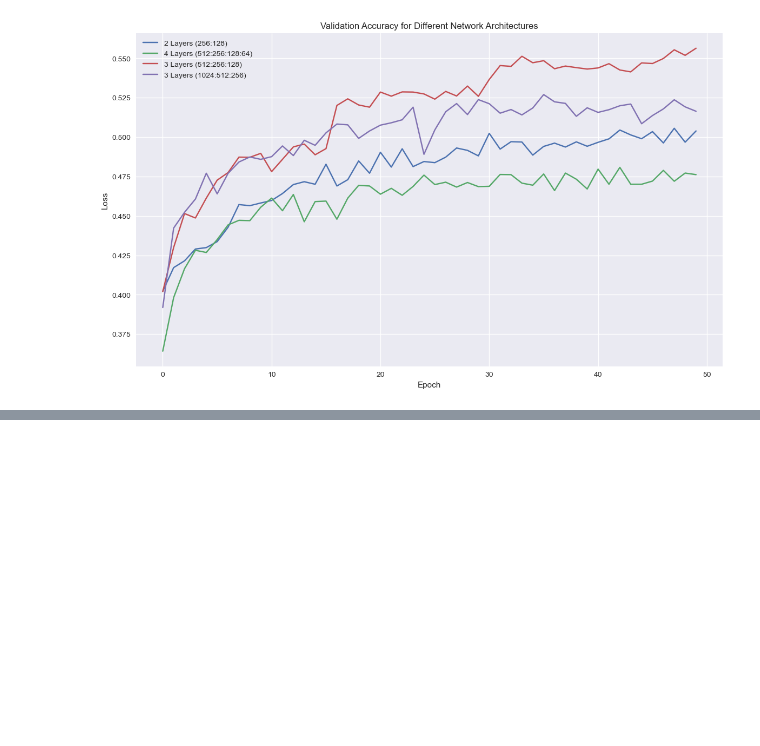
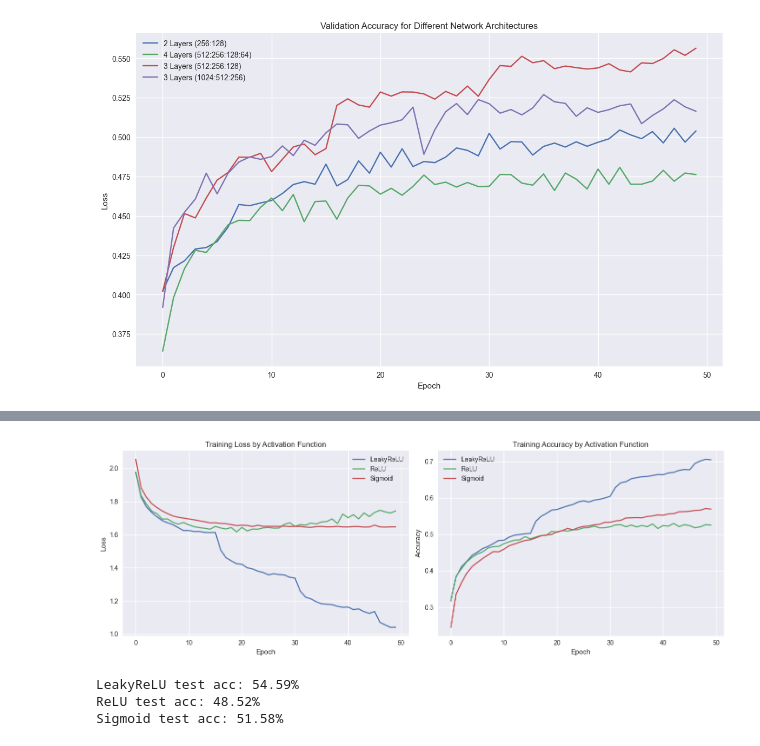
Before and after one commit to ZH0555/PMAI-Group-5, a Jupyter notebook: src/analysis/nn-analysis.ipynb, the cells around one changed output, grey strips where cells are left out. Cells and saved outputs as stored; diff of their text form; code cells hidden in the pictures; blank space fills up the shorter version.

```diff
--- a/src/analysis/nn-analysis.ipynb
+++ b/src/analysis/nn-analysis.ipynb
@@ -201,0 +249,36 @@ plt.show()
+# %%
+# activation comparison
+leaky = np.load('../nn-logs/NN_512:256:128_LeakyReLU_Adam_LR=0.0005_Dropout=0.2:0.35:0.45_L2=0.0001_batch=50000_epochs=50_LRDecay.npz')
+relu = np.load('../nn-logs/NN_512:256:128_ReLU_Adam_LR=0.0005_Dropout=0.2:0.35:0.45_L1=0_L2=0.0001_batch=50000_epochs=50.npz')
+sigmoid = np.load('../nn-logs/NN_512:256:128_Sigmoid_Adam_LR=0.0005_Dropout=0.2:0.35:0.45_L1=0_L2=0.0001_batch=50000_epochs=50.npz')
+
+fig, (ax1, ax2) = plt.subplots(1, 2, figsize=(14, 5))
+
+ax1.plot(leaky['arr_0'], label='LeakyReLU')
+ax1.plot(relu['arr_0'], label='ReLU')
+ax1.plot(sigmoid['arr_0'], label='Sigmoid')
+ax1.set_xlabel('Epoch')
+ax1.set_ylabel('Loss')
+ax1.set_title('Training Loss by Activation Function')
+ax1.legend()
+
+ax2.plot(leaky['arr_1'], label='LeakyReLU')
+ax2.plot(relu['arr_1'], label='ReLU')
+ax2.plot(sigmoid['arr_1'], label='Sigmoid')
+ax2.set_xlabel('Epoch')
+ax2.set_ylabel('Accuracy')
+ax2.set_title('Training Accuracy by Activation Function')
+ax2.legend()
+
+plt.tight_layout()
+plt.savefig('activation_comparison.png')
+plt.show()
+
+print(f"LeakyReLU test acc: {leaky['arr_5']:.2%}")
+print(f"ReLU test acc: {relu['arr_5']:.2%}")
+print(f"Sigmoid test acc: {sigmoid['arr_5']:.2%}")
+# %% [output]
+[figure, added]
+LeakyReLU test acc: 54.59%
+ReLU test acc: 48.52%
+Sigmoid test acc: 51.58%
```
Also changed, not shown: parts of 11 cells of this notebook, 7 other files.
